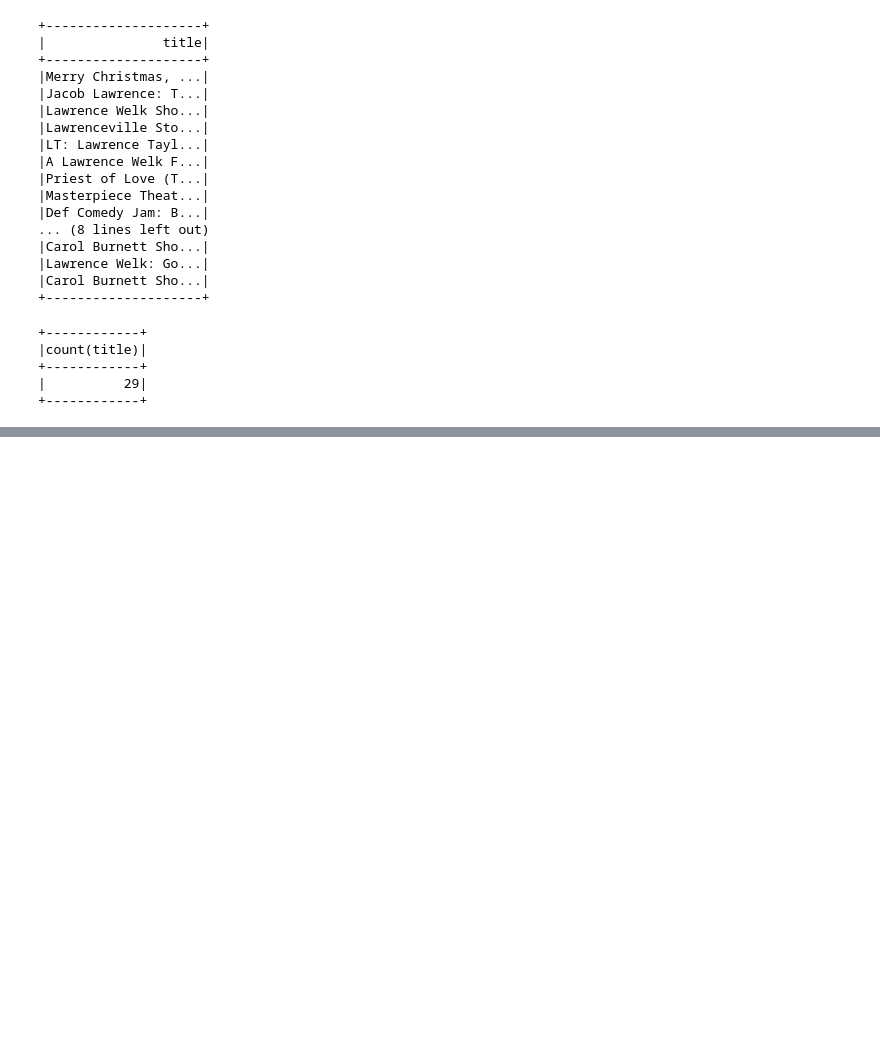
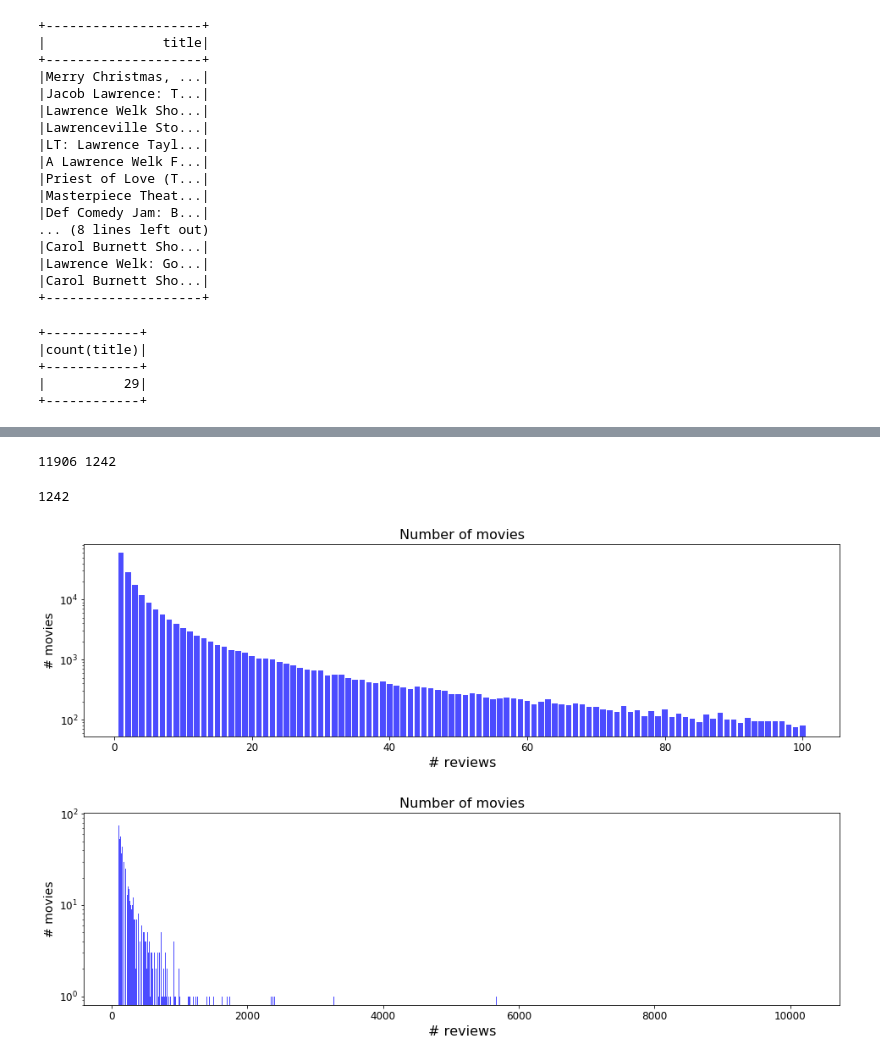
Before and after one commit to j-gd/movie_mood, a Jupyter notebook: notebooks/Spark_testing.ipynb, the cells around one changed output, grey strips where cells are left out. Saved outputs shown, nothing was run; the diff lists cells and outputs as text; code cells hidden in the pictures; blank space fills up the shorter version.

Commit message:
Plot # comments vs. # movies for Amazon reviews

```diff
--- a/notebooks/Spark_testing.ipynb
+++ b/notebooks/Spark_testing.ipynb
@@ -93,0 +164,6 @@ spark.sql('SELECT count(title) FROM amazon_meta_reviews WHERE title LIKE "%awren
+# %%
+movie_groups = reviews_per_movie.groupby('nb_reviews')
+
+# Find the movie that is most referenced
+movie_group_list = list(movie_groups)
+movie_group_list[-1]
@@ -93,0 +173,4 @@ spark.sql('SELECT count(title) FROM amazon_meta_reviews WHERE title LIKE "%awren
+# %%
+movie_counts = movie_groups.count()
+movie_counts.head()
+# movie_counts.describe()
@@ -93,0 +185,12 @@ spark.sql('SELECT count(title) FROM amazon_meta_reviews WHERE title LIKE "%awren
+# %%
+nb_reviews = movie_counts.index.values.tolist()
+# %%
+print( nb_reviews[-1], len(nb_reviews))
+# %% [output]
+11906 1242
+# %%
+review_count = movie_counts['asin'].tolist()
+# %%
+len(review_count)
+# %% [output]
+1242
@@ -93,0 +199,21 @@ spark.sql('SELECT count(title) FROM amazon_meta_reviews WHERE title LIKE "%awren
+# %%
+import math
+import matplotlib.pyplot as plt
+fig , axs = plt.subplots(2,1, figsize=(16, 10))
+
+plt.subplots_adjust(hspace=0.4)
+
+# range=(0,50), bins=50
+start = 0
+end = 100
+for ax in axs.flatten():
+    ax.bar(nb_reviews[start:end], review_count[start:end], color="blue", alpha=0.7)
+    ax.tick_params(axis='both', which='major', labelsize=12)
+    ax.set_xlabel('# reviews', fontsize = 16)
+    ax.set_yscale('log')
+    ax.set_ylabel('# movies', fontsize = 14)
+    _ = ax.set_title("Number of movies", fontsize = 16)
+    start = end
+    end = -1
+# %% [output]
+[figure, added]
```
Also changed, not shown: parts of 13 cells of this notebook, 2 other files.
